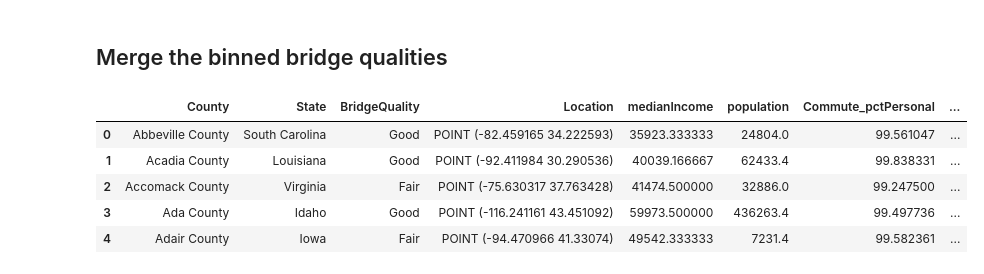
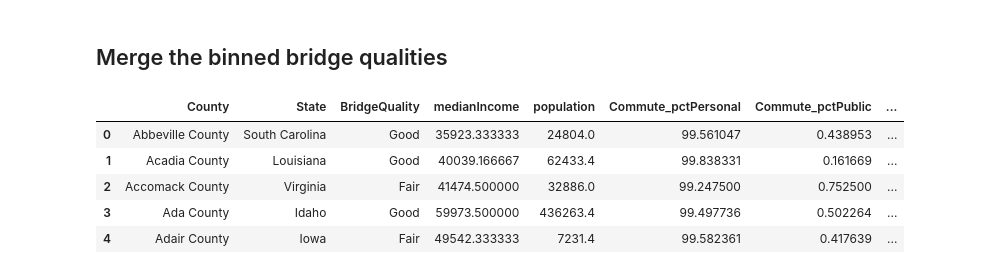
Before and after one commit to rpi11/DSAN5200-final_project, a Jupyter notebook: FinalProject/RICH/compare.ipynb, the cells around one changed output. Cells and saved outputs as stored; diff of their text form; code cells hidden in the pictures.

```diff
--- a/FinalProject/RICH/compare.ipynb
+++ b/FinalProject/RICH/compare.ipynb
@@ -92,12 +92,12 @@ dfInd.head()
 # %% [markdown]
 ## Merge the binned bridge qualities
 # %%
-df = pd.merge(left = bridgeBin.drop(columns = "Bridges_PctPoor"), right = dfInd, on = ["County","State"], how = "inner")
+df = pd.merge(left = bridgeBin.drop(columns = "Bridges_PctPoor"), right = dfInd.drop(columns = "Location"), on = ["County","State"], how = "inner")
 df.head()
 # %% [output]
-|  | County | State | BridgeQuality | Location | medianIncome | population | Commute_pctPersonal | ... |
-| 0 | Abbeville County | South Carolina | Good | POINT (-82.459165 34.222593) | 35923.333333 | 24804.0 | 99.561047 | ... |
-| 1 | Acadia County | Louisiana | Good | POINT (-92.411984 30.290536) | 40039.166667 | 62433.4 | 99.838331 | ... |
-| 2 | Accomack County | Virginia | Fair | POINT (-75.630317 37.763428) | 41474.500000 | 32886.0 | 99.247500 | ... |
-| 3 | Ada County | Idaho | Good | POINT (-116.241161 43.451092) | 59973.500000 | 436263.4 | 99.497736 | ... |
-| 4 | Adair County | Iowa | Fair | POINT (-94.470966 41.33074) | 49542.333333 | 7231.4 | 99.582361 | ... |
+|  | County | State | BridgeQuality | medianIncome | population | Commute_pctPersonal | Commute_pctPublic | ... |
+| 0 | Abbeville County | South Carolina | Good | 35923.333333 | 24804.0 | 99.561047 | 0.438953 | ... |
+| 1 | Acadia County | Louisiana | Good | 40039.166667 | 62433.4 | 99.838331 | 0.161669 | ... |
+| 2 | Accomack County | Virginia | Fair | 41474.500000 | 32886.0 | 99.247500 | 0.752500 | ... |
+| 3 | Ada County | Idaho | Good | 59973.500000 | 436263.4 | 99.497736 | 0.502264 | ... |
+| 4 | Adair County | Iowa | Fair | 49542.333333 | 7231.4 | 99.582361 | 0.417639 | ... |
```
